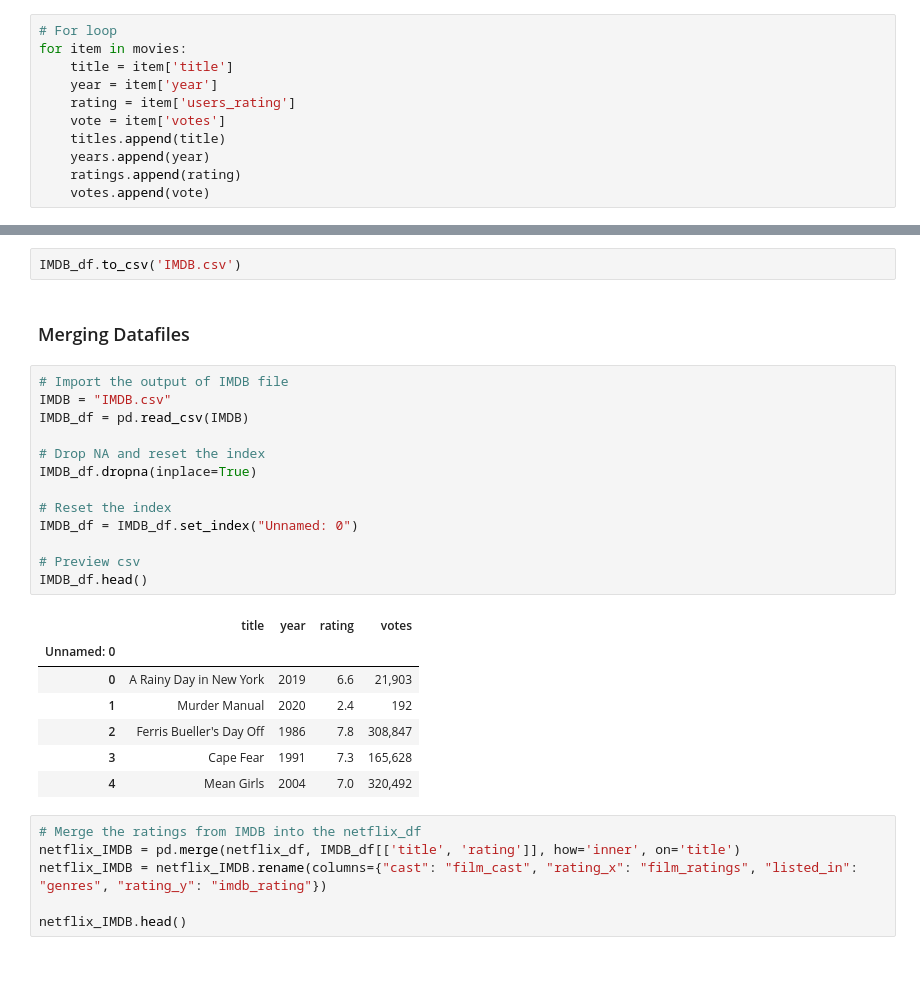
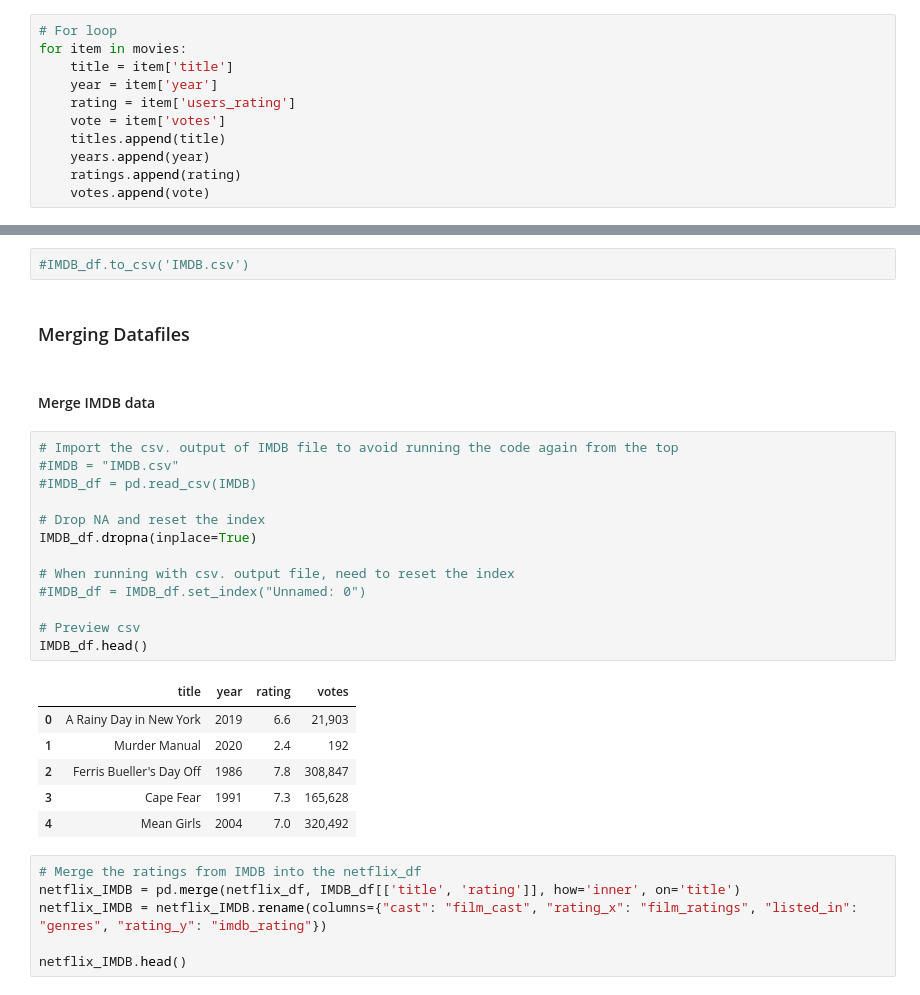
Before and after one commit to williamkewei/ETL-Project, a Jupyter notebook: ETL-Project.ipynb, the cells around one changed output, grey strips where cells are left out. Drawn from its saved outputs; the diff is of its cells as text; blank space fills up the shorter version.

```diff
--- a/ETL-Project.ipynb
+++ b/ETL-Project.ipynb
@@ -164,23 +188,24 @@ IMDB_df.head()
 # %%
-IMDB_df.to_csv('IMDB.csv')
+#IMDB_df.to_csv('IMDB.csv')
 # %% [markdown]
 ### Merging Datafiles
+# %% [markdown]
+#### Merge IMDB data
 # %%
-# Import the output of IMDB file
-IMDB = "IMDB.csv"
-IMDB_df = pd.read_csv(IMDB)
+# Import the csv. output of IMDB file to avoid running the code again from the top
+#IMDB = "IMDB.csv"
+#IMDB_df = pd.read_csv(IMDB)
 
 # Drop NA and reset the index
 IMDB_df.dropna(inplace=True)
 
-# Reset the index
-IMDB_df = IMDB_df.set_index("Unnamed: 0")
+# When running with csv. output file, need to reset the index
+#IMDB_df = IMDB_df.set_index("Unnamed: 0")
 
 # Preview csv
 IMDB_df.head()
 # %% [output]
 |  | title | year | rating | votes |
-| Unnamed: 0 |  |  |  |  |
 | 0 | A Rainy Day in New York | 2019 | 6.6 | 21,903 |
 | 1 | Murder Manual | 2020 | 2.4 | 192 |
 | 2 | Ferris Bueller's Day Off | 1986 | 7.8 | 308,847 |
```
Also changed, not shown: parts of 18 cells of this notebook.
